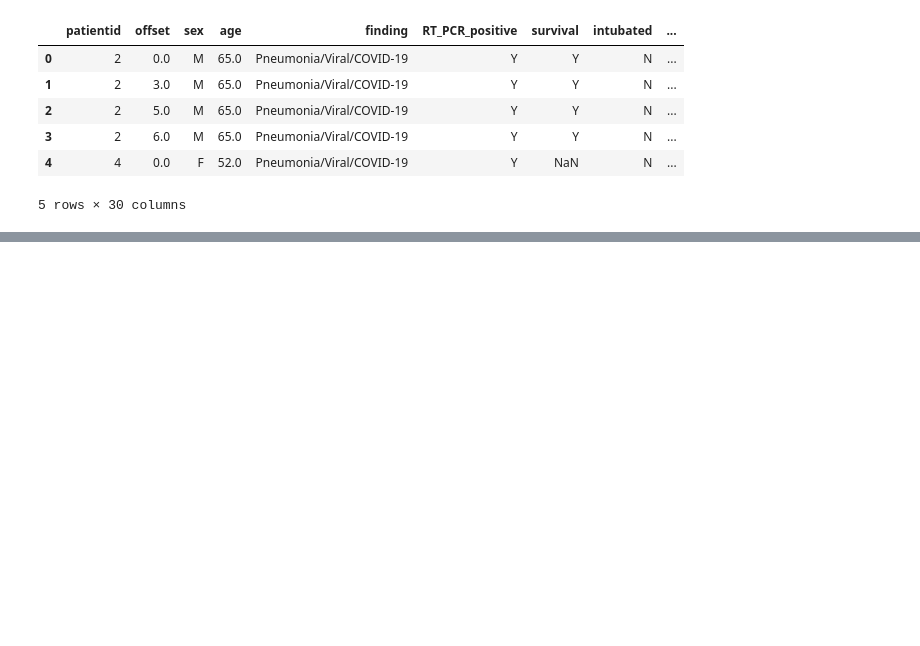
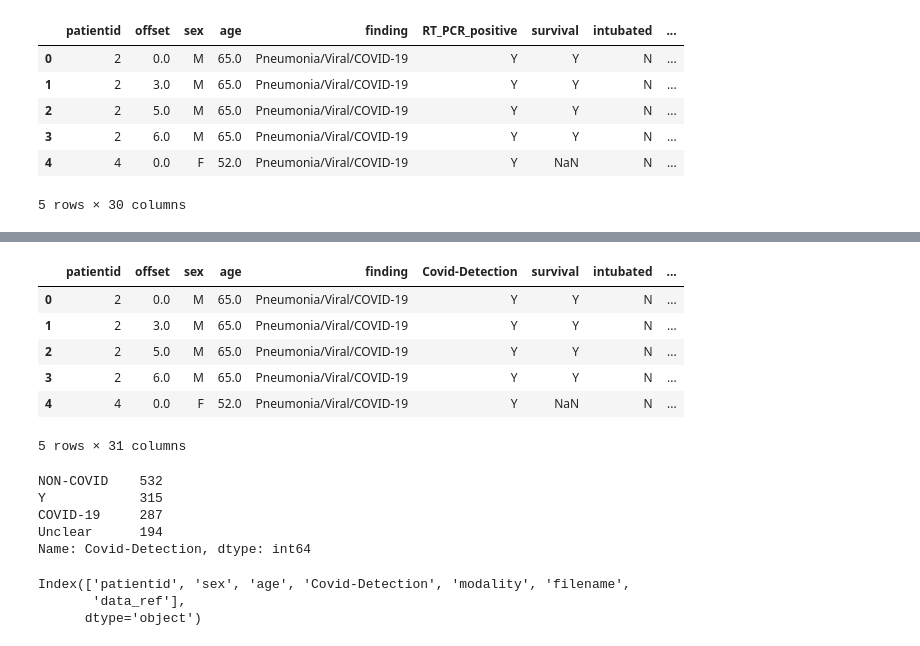
Before and after one commit to RashmiAPatel19/SMU-MSDS-CapstoneA, a Jupyter notebook: Code/RP_LA_Capstone_COVID.ipynb, the cells around one changed output, grey strips where cells are left out. Drawn from its saved outputs; the diff is of its cells as text; code cells hidden in the pictures; blank space fills up the shorter version.

```diff
--- a/Code/RP_LA_Capstone_COVID.ipynb
+++ b/Code/RP_LA_Capstone_COVID.ipynb
@@ -23,0 +103,5 @@ data2=
+# %%
+# Since we are working with just X-rays, we will remove CT images
+print(len(data2[data2['modality']!='CT']))
+data5=data2[data2['modality']!='CT']
+data5.shape
@@ -23,0 +111,3 @@ data2=
+# %%
+data4.rename({'RT_PCR_positive':'Covid-Detection'},axis=1,inplace=True)
+data4.columns
@@ -23,0 +126,3 @@ data2=
+# %%
+data5.rename({'finding':'Covid-Detection'},axis=1,inplace=True)
+data5.columns
@@ -23,0 +133,2 @@ data2=
+# %%
+data6= pd.concat([data4, data5], axis=0)
@@ -23,0 +145,24 @@ data2=
+# %%
+data6.head()
+# %% [output]
+|  | patientid | offset | sex | age | finding | Covid-Detection | survival | intubated | ... |
+| 0 | 2 | 0.0 | M | 65.0 | Pneumonia/Viral/COVID-19 | Y | Y | N | ... |
+| 1 | 2 | 3.0 | M | 65.0 | Pneumonia/Viral/COVID-19 | Y | Y | N | ... |
+| 2 | 2 | 5.0 | M | 65.0 | Pneumonia/Viral/COVID-19 | Y | Y | N | ... |
+| 3 | 2 | 6.0 | M | 65.0 | Pneumonia/Viral/COVID-19 | Y | Y | N | ... |
+| 4 | 4 | 0.0 | F | 52.0 | Pneumonia/Viral/COVID-19 | Y | NaN | N | ... |
+5 rows × 31 columns
+# %%
+data6['Covid-Detection'].value_counts()
+# %% [output]
+NON-COVID    532
+Y            315
+COVID-19     287
+Unclear      194
+Name: Covid-Detection, dtype: int64
+# %%
+data5.columns
+# %% [output]
+Index(['patientid', 'sex', 'age', 'Covid-Detection', 'modality', 'filename',
+       'data_ref'],
+      dtype='object')
```
Also changed, not shown: parts of 23 cells of this notebook.
